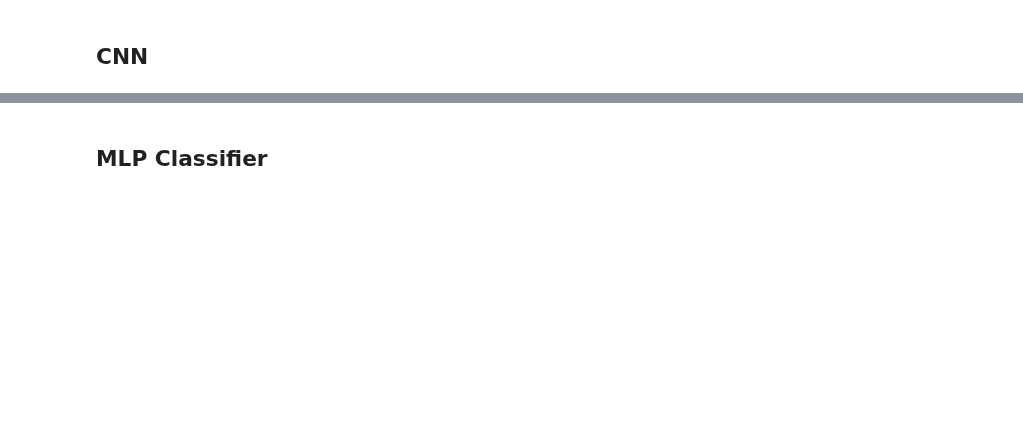
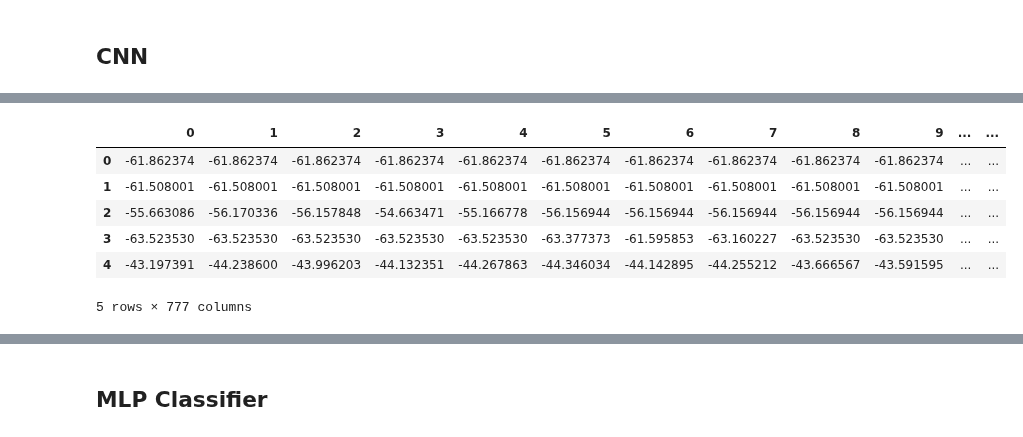
Before and after one commit to mkosaka1/Speech_Emotion_Recognition, a Jupyter notebook: eda_preprocessing_old.ipynb, the cells around one changed output, grey strips where cells are left out. Saved outputs shown, nothing was run; the diff lists cells and outputs as text; code cells hidden in the pictures; blank space fills up the shorter version.

```diff
--- a/eda_preprocessing_old.ipynb
+++ b/eda_preprocessing_old.ipynb
@@ -362,14 +390,22 @@ df = pd.concat([audio_df,pd.DataFrame(df['mfcc_feature'].values.tolist())],axis=
 df=df.fillna(0)
 # %%
 # TRAIN TEST SPLIT
-X_train, X_test, y_train, y_test = train_test_split(df.drop(['path','labels'],axis=1)
-                                                    , df.labels
+X_train, X_test, y_train, y_test = train_test_split(df_combined.drop(['path','emotion'],axis=1)
+                                                    , df_combined.emotion
                                                     , test_size=0.25
-                                                    , shuffle=True
+                                                    , shuffle=False
                                                     , random_state=42
                                                    )
 
-X_train[150:160]
+X_train.head()
+# %% [output]
+|  | 0 | 1 | 2 | 3 | 4 | 5 | 6 | 7 | 8 | 9 | ... | ... |
+| 0 | -61.862374 | -61.862374 | -61.862374 | -61.862374 | -61.862374 | -61.862374 | -61.862374 | -61.862374 | -61.862374 | -61.862374 | ... | ... |
+| 1 | -61.508001 | -61.508001 | -61.508001 | -61.508001 | -61.508001 | -61.508001 | -61.508001 | -61.508001 | -61.508001 | -61.508001 | ... | ... |
+| 2 | -55.663086 | -56.170336 | -56.157848 | -54.663471 | -55.166778 | -56.156944 | -56.156944 | -56.156944 | -56.156944 | -56.156944 | ... | ... |
+| 3 | -63.523530 | -63.523530 | -63.523530 | -63.523530 | -63.523530 | -63.377373 | -61.595853 | -63.160227 | -63.523530 | -63.523530 | ... | ... |
+| 4 | -43.197391 | -44.238600 | -43.996203 | -44.132351 | -44.267863 | -44.346034 | -44.142895 | -44.255212 | -43.666567 | -43.591595 | ... | ... |
+5 rows × 777 columns
 # %%
 # NORMALIZE DATA
 mean = np.mean(X_train, axis=0)
```
Also changed, not shown: parts of 23 cells of this notebook.
